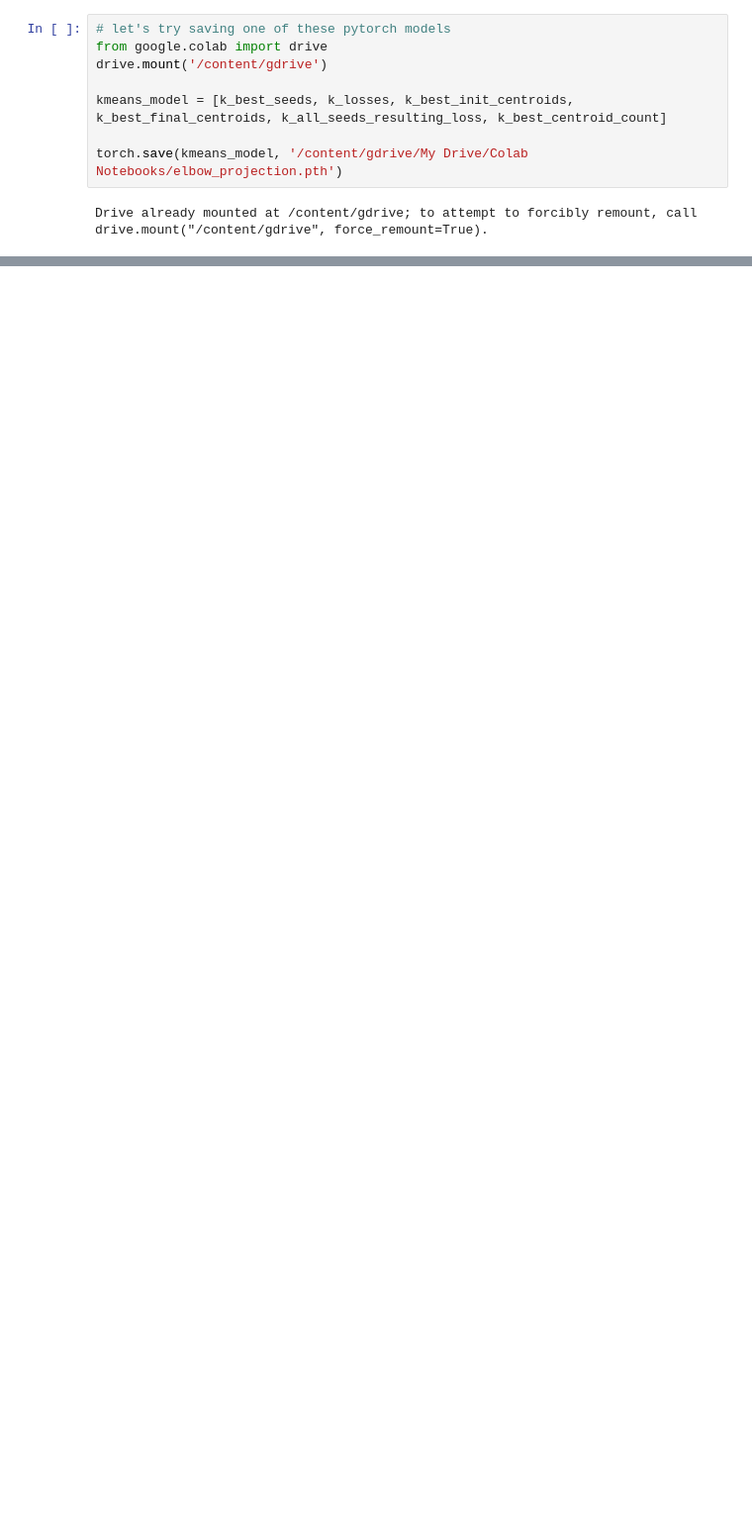
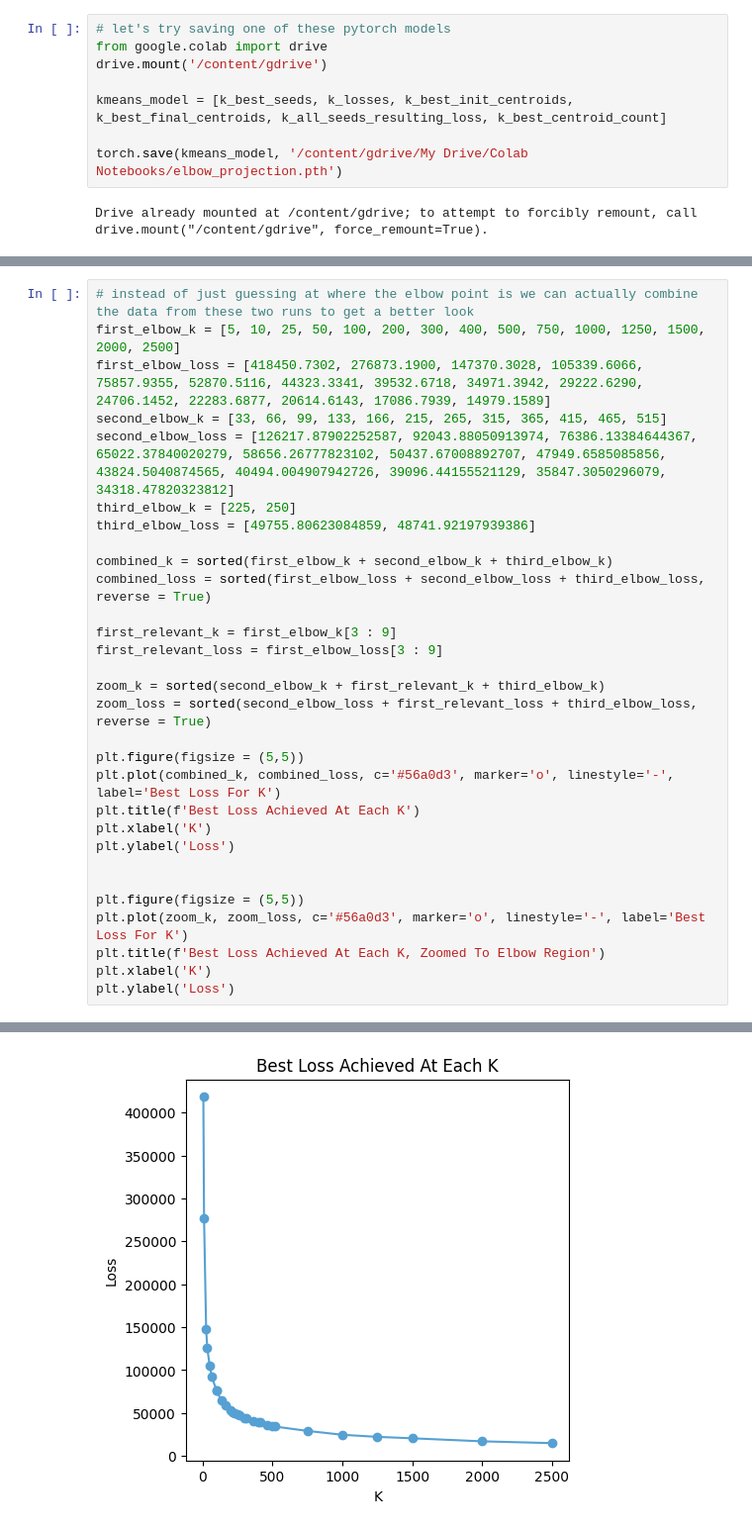
Before and after one commit to Tyrowo/county-population-clustering, a Jupyter notebook: K-Means Clustering.ipynb, the cells around one changed output, grey strips where cells are left out. Shown at 99% size. Saved outputs shown, nothing was run; the diff lists cells and outputs as text; blank space fills up the shorter version.

```diff
--- a/K-Means Clustering.ipynb
+++ b/K-Means Clustering.ipynb
@@ -674,0 +788,31 @@ Drive already mounted at /content/gdrive; to attempt to forcibly remount, call d
+# %%
+# instead of just guessing at where the elbow point is we can actually combine the data from these two runs to get a better look
+first_elbow_k = [5, 10, 25, 50, 100, 200, 300, 400, 500, 750, 1000, 1250, 1500, 2000, 2500]
+first_elbow_loss = [418450.7302, 276873.1900, 147370.3028, 105339.6066, 75857.9355, 52870.5116, 44323.3341, 39532.6718, 34971.3942, 29222.6290, 24706.1452, 22283.6877, 20614.6143, 17086.7939, 14979.1589]
+second_elbow_k = [33, 66, 99, 133, 166, 215, 265, 315, 365, 415, 465, 515]
+second_elbow_loss = [126217.87902252587, 92043.88050913974, 76386.13384644367, 65022.37840020279, 58656.26777823102, 50437.67008892707, 47949.6585085856, 43824.5040874565, 40494.004907942726, 39096.44155521129, 35847.3050296079, 34318.47820323812]
+third_elbow_k = [225, 250]
+third_elbow_loss = [49755.80623084859, 48741.92197939386]
+
+combined_k = sorted(first_elbow_k + second_elbow_k + third_elbow_k)
+combined_loss = sorted(first_elbow_loss + second_elbow_loss + third_elbow_loss, reverse = True)
+
+first_relevant_k = first_elbow_k[3 : 9]
+first_relevant_loss = first_elbow_loss[3 : 9]
+
+zoom_k = sorted(second_elbow_k + first_relevant_k + third_elbow_k)
+zoom_loss = sorted(second_elbow_loss + first_relevant_loss + third_elbow_loss, reverse = True)
+
+plt.figure(figsize = (5,5))
+plt.plot(combined_k, combined_loss, c='#56a0d3', marker='o', linestyle='-', label='Best Loss For K')
+plt.title(f'Best Loss Achieved At Each K')
+plt.xlabel('K')
+plt.ylabel('Loss')
+
+
+plt.figure(figsize = (5,5))
+plt.plot(zoom_k, zoom_loss, c='#56a0d3', marker='o', linestyle='-', label='Best Loss For K')
+plt.title(f'Best Loss Achieved At Each K, Zoomed To Elbow Region')
+plt.xlabel('K')
+plt.ylabel('Loss')
+# %% [output]
@@ -674,0 +820 @@ Drive already mounted at /content/gdrive; to attempt to forcibly remount, call d
+[figure, added]
```
Also changed, not shown: parts of 12 cells of this notebook.
